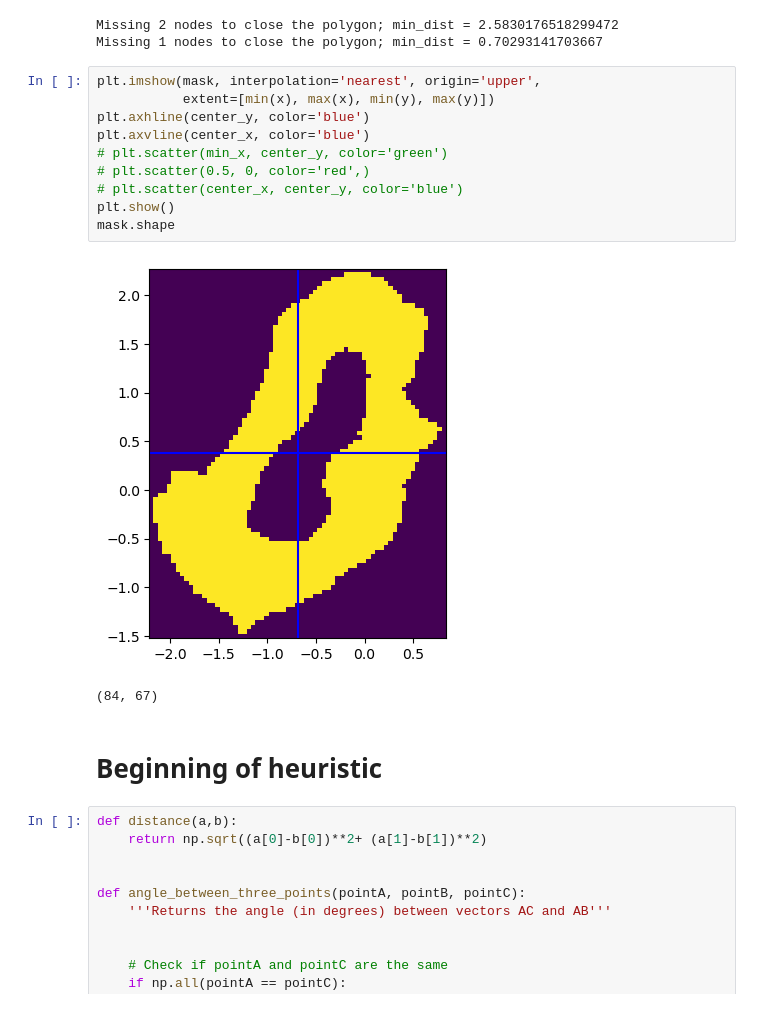
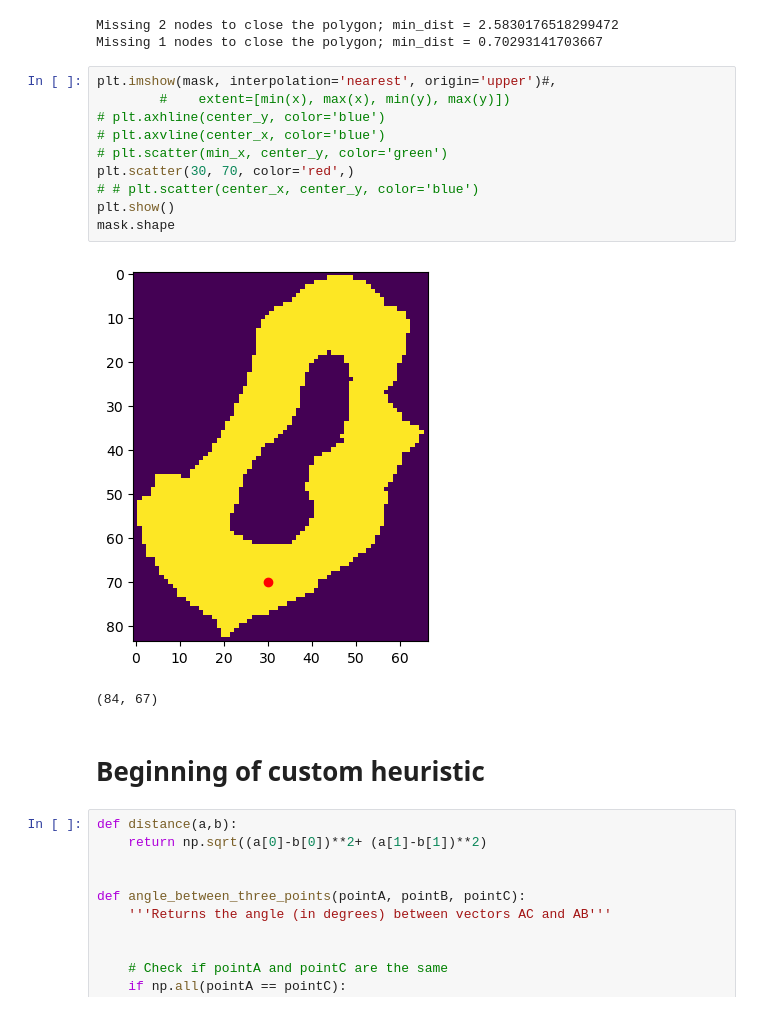
Before and after one commit to tommaso-bertola/computer-vision-and-robotics, a Jupyter notebook: robot-code/pathfinding/heuristic.ipynb, the cells around one changed output. Drawn from its saved outputs; the diff is of its cells as text.

Commit message:
Modified heuristic, still not correct

```diff
--- a/robot-code/pathfinding/heuristic.ipynb
+++ b/robot-code/pathfinding/heuristic.ipynb
@@ -68,20 +68,20 @@ mask = np.array([[ext_ordered_poly.contains(Point(x[i], y[j])) and not int_order
 Missing 2 nodes to close the polygon; min_dist = 2.5830176518299472
 Missing 1 nodes to close the polygon; min_dist = 0.70293141703667
 # %%
-plt.imshow(mask, interpolation='nearest', origin='upper',
-           extent=[min(x), max(x), min(y), max(y)])
-plt.axhline(center_y, color='blue')
-plt.axvline(center_x, color='blue')
+plt.imshow(mask, interpolation='nearest', origin='upper')#,
+        #    extent=[min(x), max(x), min(y), max(y)])
+# plt.axhline(center_y, color='blue')
+# plt.axvline(center_x, color='blue')
 # plt.scatter(min_x, center_y, color='green')
-# plt.scatter(0.5, 0, color='red',)
-# plt.scatter(center_x, center_y, color='blue')
+plt.scatter(30, 70, color='red',)
+# # plt.scatter(center_x, center_y, color='blue')
 plt.show()
 mask.shape
 # %% [output]
-[figure, old version]
+[figure, new version]
 (84, 67)
 # %% [markdown]
-# Beginning of heuristic
+# Beginning of custom heuristic
 # %%
 def distance(a,b):
     return np.sqrt((a[0]-b[0])**2+ (a[1]-b[1])**2)
```
Also changed, not shown: parts of 3 cells of this notebook.
